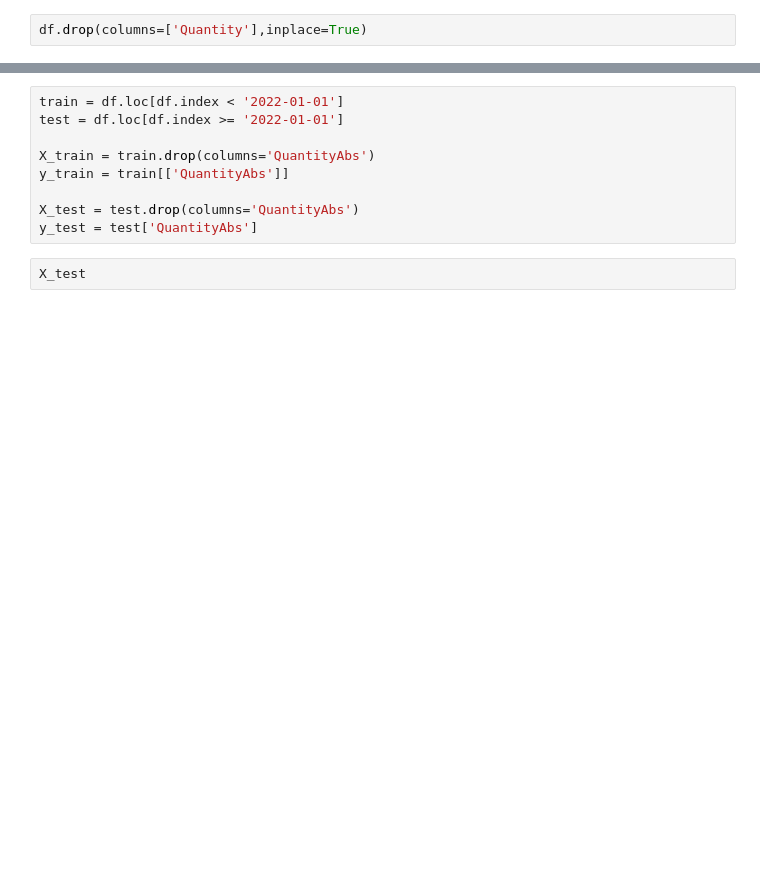
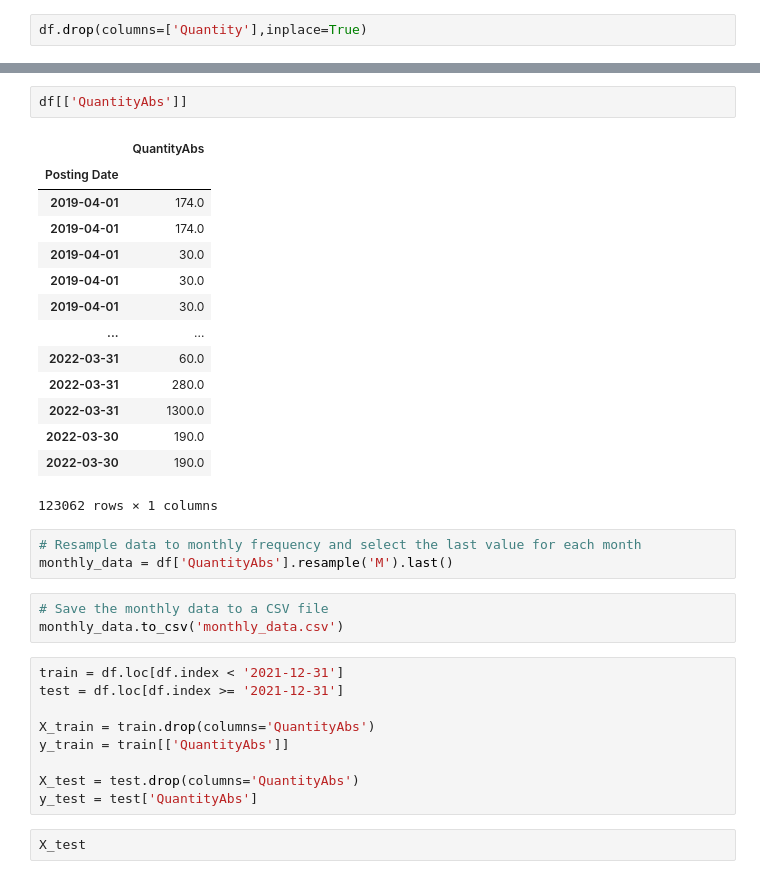
Before and after one commit to it21053528/Fiverr-Freelancing, a Jupyter notebook: anusha73k/forecast.ipynb, the cells around one changed output, grey strips where cells are left out. Cells and saved outputs as stored; diff of their text form; blank space fills up the shorter version.

```diff
--- a/anusha73k/forecast.ipynb
+++ b/anusha73k/forecast.ipynb
@@ -213,6 +200,29 @@ df.describe()
+# %%
+df[['QuantityAbs']]
+# %% [output]
+|  | QuantityAbs |
+| Posting Date |  |
+| 2019-04-01 | 174.0 |
+| 2019-04-01 | 174.0 |
+| 2019-04-01 | 30.0 |
+| 2019-04-01 | 30.0 |
+| 2019-04-01 | 30.0 |
+| ... | ... |
+| 2022-03-31 | 60.0 |
+| 2022-03-31 | 280.0 |
+| 2022-03-31 | 1300.0 |
+| 2022-03-30 | 190.0 |
+| 2022-03-30 | 190.0 |
+123062 rows × 1 columns
+# %%
+# Resample data to monthly frequency and select the last value for each month
+monthly_data = df['QuantityAbs'].resample('M').last()
+# %%
+# Save the monthly data to a CSV file
+monthly_data.to_csv('monthly_data.csv')
 # %%
-train = df.loc[df.index < '2022-01-01']
-test = df.loc[df.index >= '2022-01-01']
+train = df.loc[df.index < '2021-12-31']
+test = df.loc[df.index >= '2021-12-31']
 
 X_train = train.drop(columns='QuantityAbs')
 y_train = train[['QuantityAbs']]
```
Also changed, not shown: parts of 14 cells of this notebook, 4 other files.
